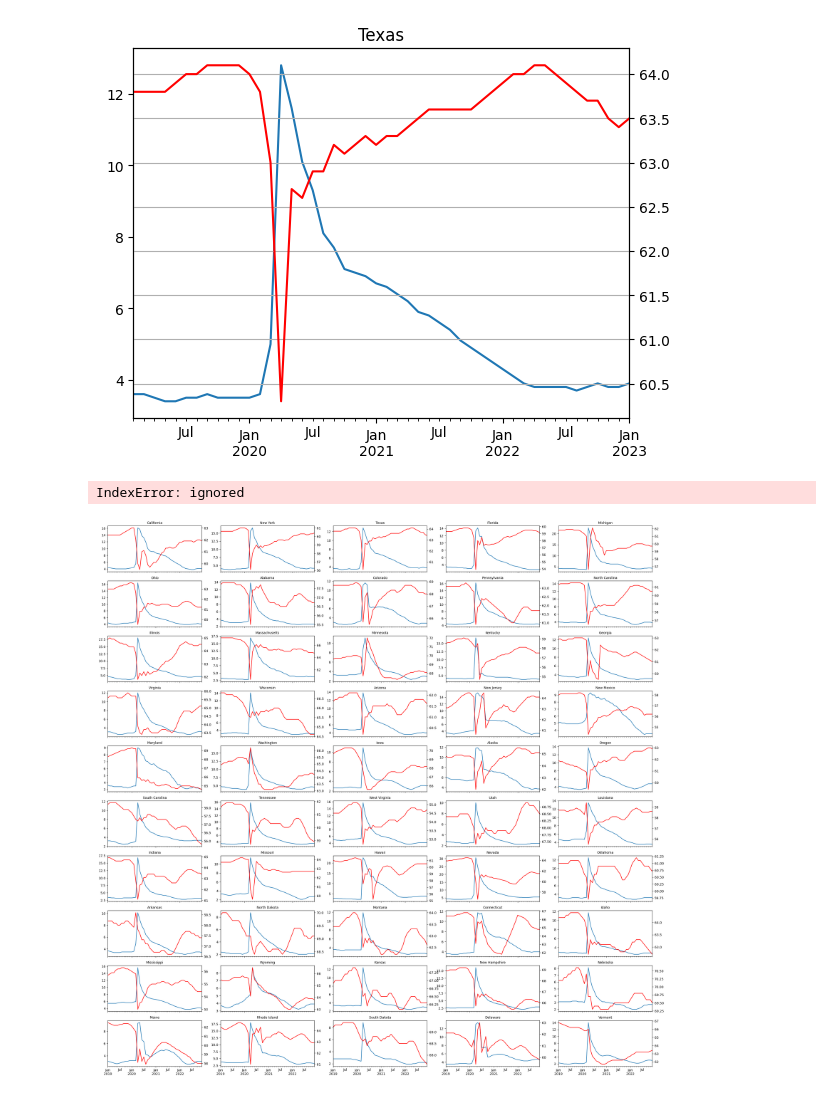
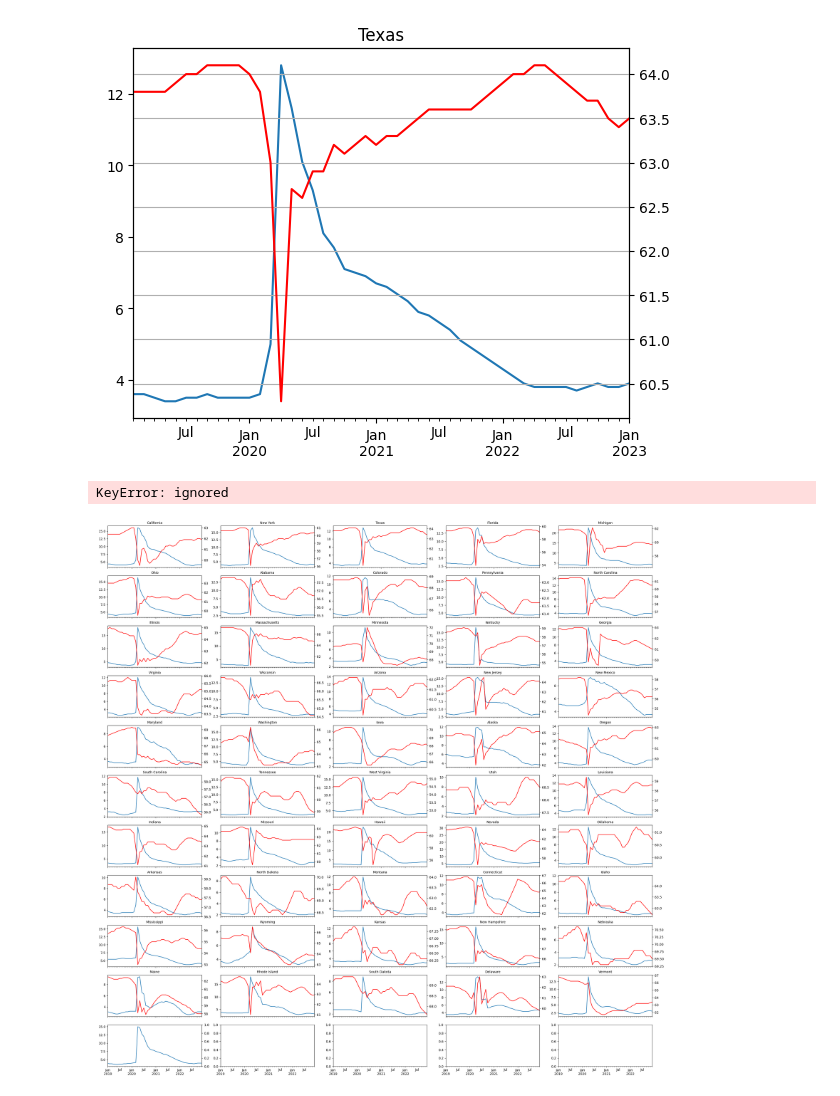
Before and after one commit to shahriarshajib5/Kazi_DataAnalysis, a Jupyter notebook: Federal_Reserve_Economic_Data_Analysis.ipynb, the cells around one changed output. Drawn from its saved outputs; the diff is of its cells as text; code cells hidden in the pictures.

```diff
--- a/Federal_Reserve_Economic_Data_Analysis.ipynb
+++ b/Federal_Reserve_Economic_Data_Analysis.ipynb
@@ -297,24 +297,24 @@ ax.set_title('Texas')
 Text(0.5, 1.0, 'Texas')
 [figure]
 # %%
-fig, axs= plt.subplots(10,5,figsize = (30,30), sharex=True)
+fig, axs= plt.subplots(11,5,figsize = (30,30), sharex=True)
 axs = axs.flatten()
 
 
 i=0
 for state in unemp_states.columns:
   if state == "the District of Columbia" or state == 'Midwest Census Region':
     continue
   ax2= axs[i].twinx()
   unemp_states.query('index>=2019 and index<2023')[state]\
   .plot(ax=axs[i],label = 'Unemployement')
   part_states.query('index>=2019 and index<2023')[state]\
   .plot(ax=ax2,label ='Participation', color = 'red')
   ax2.grid(False)
   axs[i].set_title(state,fontsize =  10)
   i+=1
 plt.tight_layout()
 plt.show()
 # %% [output]
-IndexError: ignored
+KeyError: ignored
-[figure, old version]
+[figure, new version]
```
